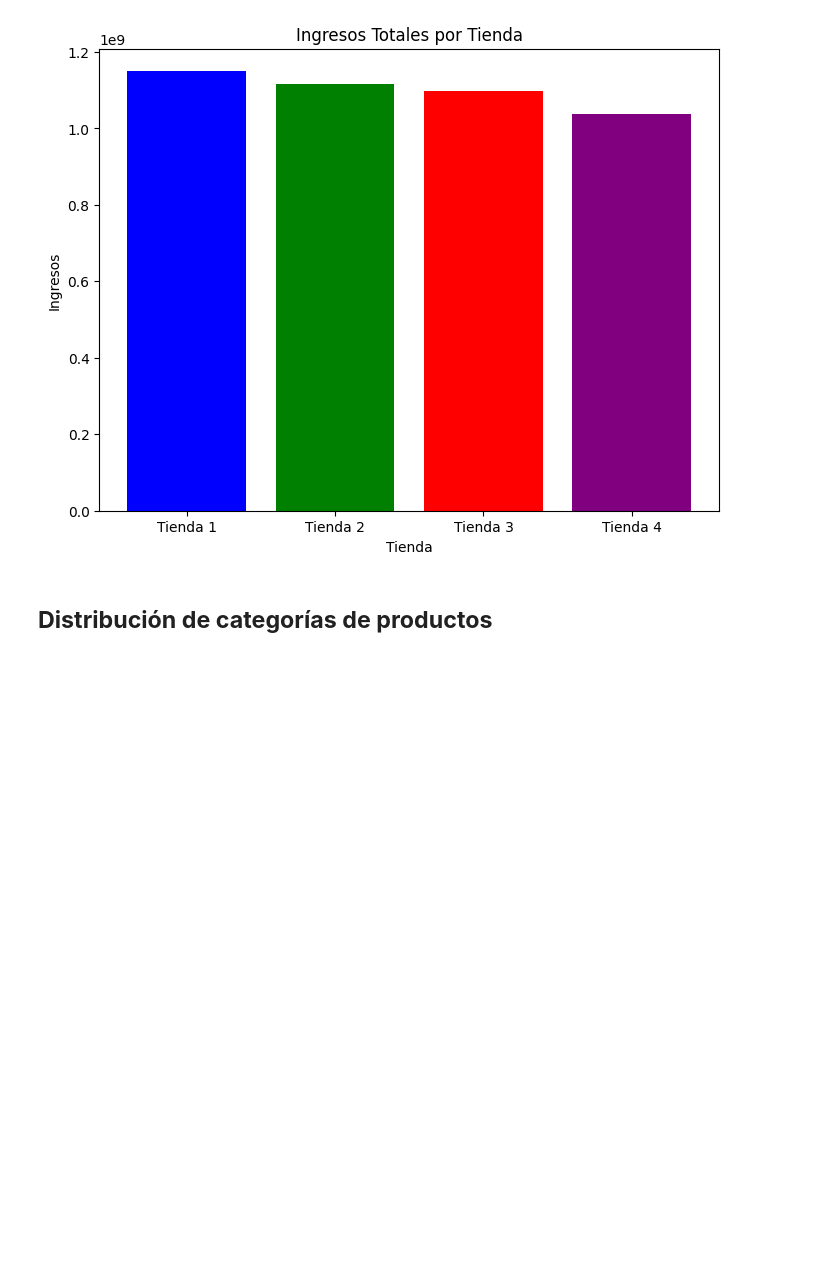
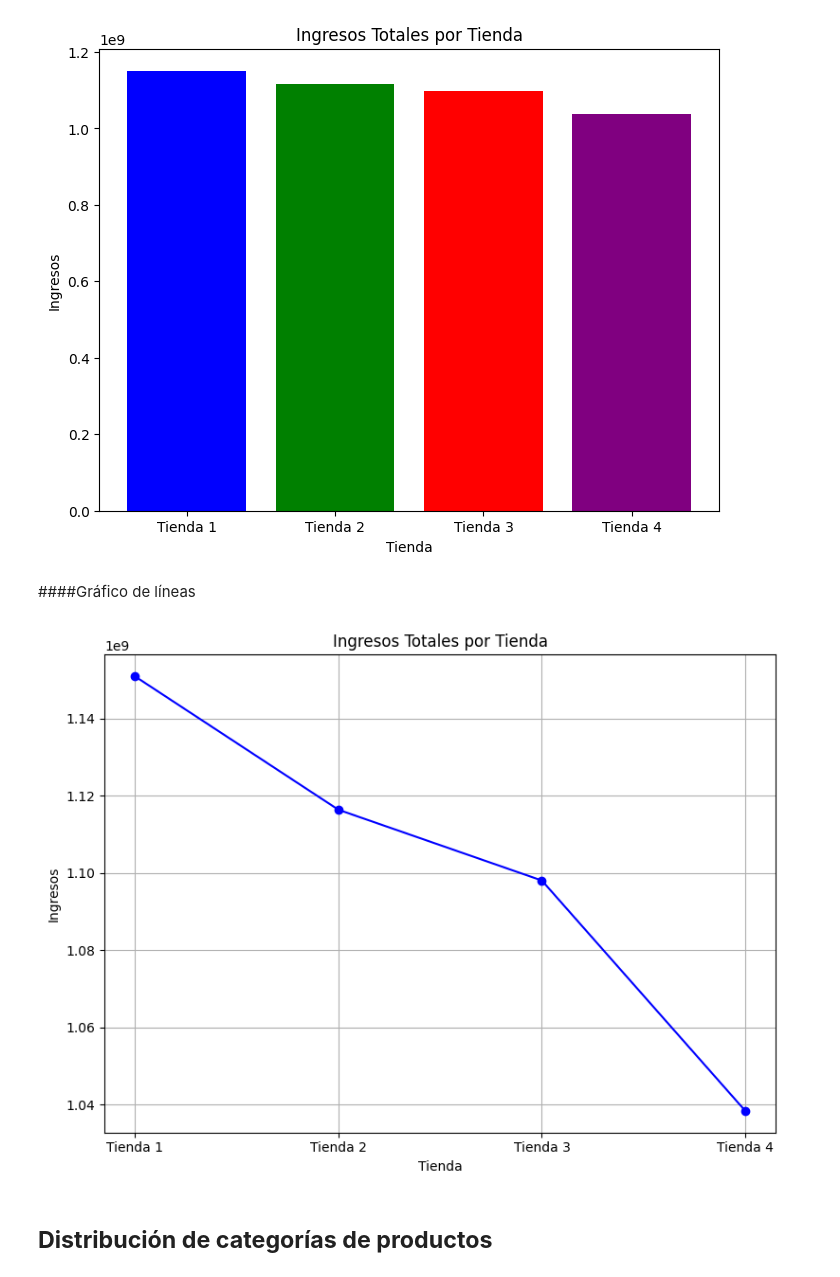
Before and after one commit to Gaby46Pe/AprendiendoGit, a Jupyter notebook: AluraStoreLatam.ipynb, the cells around one changed output. Saved outputs shown, nothing was run; the diff lists cells and outputs as text; code cells hidden in the pictures; blank space fills up the shorter version.

```diff
--- a/AluraStoreLatam.ipynb
+++ b/AluraStoreLatam.ipynb
@@ -801,6 +801,26 @@ plt.ylabel('Ingresos')
 plt.show()
 # %% [output]
 [figure]
+# %% [markdown]
+####Gráfico de líneas
+# %%
+import matplotlib.pyplot as plt
+
+# Datos
+tiendas = list(ingresos_totales.keys())
+ingresos = list(ingresos_totales.values())
+
+# Gráfico de líneas
+plt.figure(figsize=(8, 6))
+plt.plot(tiendas, ingresos, marker='o', color='blue', linestyle='-')
+plt.title('Ingresos Totales por Tienda')
+plt.xlabel('Tienda')
+plt.ylabel('Ingresos')
+plt.grid(True)
+plt.tight_layout()
+plt.show()
+# %% [output]
+[figure, added]
 # %% [markdown]
 ## **Distribución de categorías de productos**
 # %% [markdown]
```
Also changed, not shown: parts of 2 cells of this notebook.
